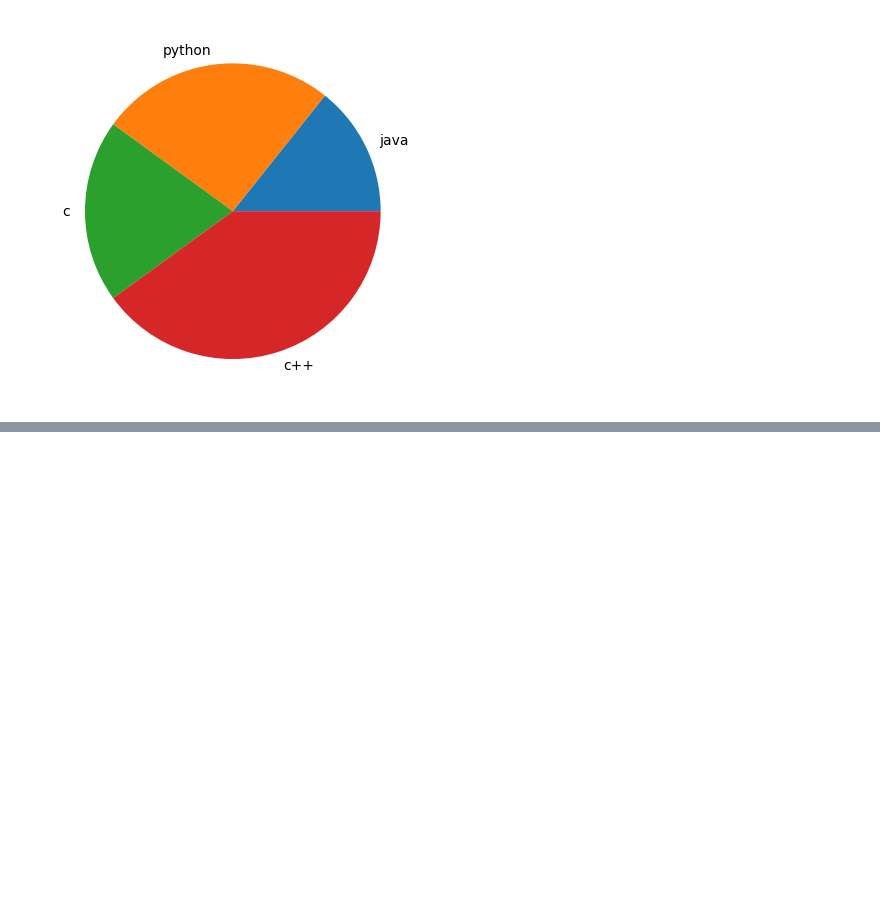
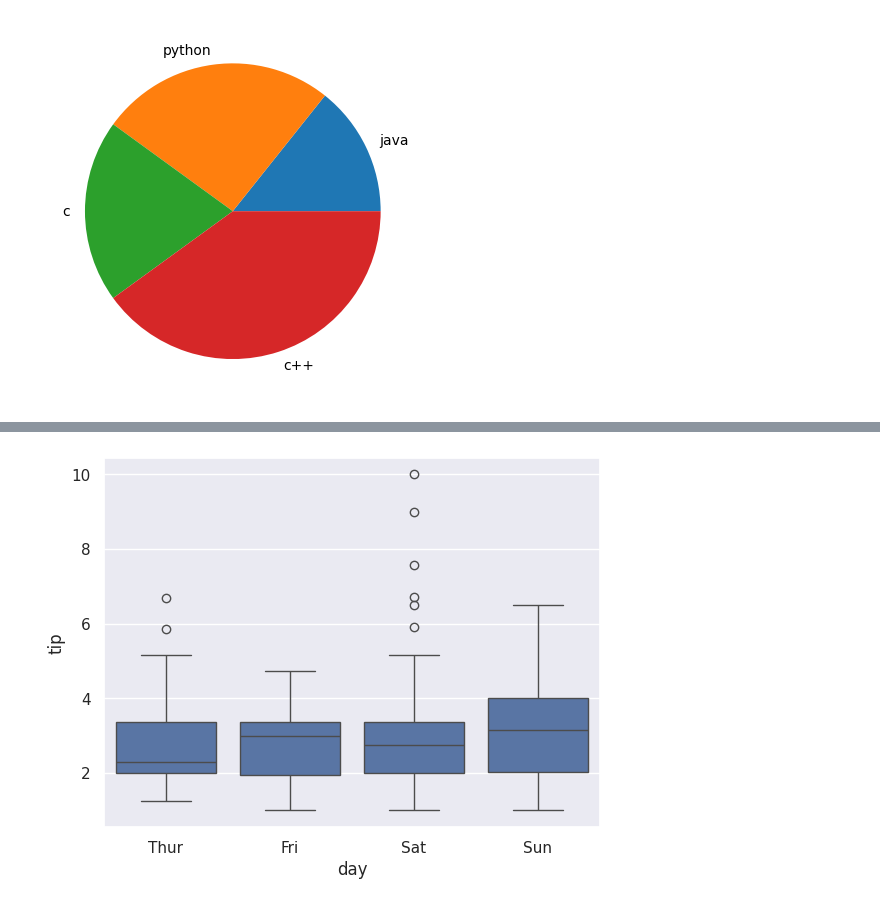
Before and after one commit to hridya-r-n/MCA-lab, a Jupyter notebook: Hridya.ipynb, the cells around one changed output, grey strips where cells are left out. Cells and saved outputs as stored; diff of their text form; code cells hidden in the pictures; blank space fills up the shorter version.

```diff
--- a/Hridya.ipynb
+++ b/Hridya.ipynb
@@ -205,0 +153,8 @@ plt.show()
+# %%
+import seaborn as sb
+import matplotlib.pyplot as plt
+df=sb.load_dataset('tips')
+sb.boxplot(x='day',y='tip',data=df)
+plt.show()
+# %% [output]
+[figure, added]
```
Also changed, not shown: parts of 29 cells of this notebook.
